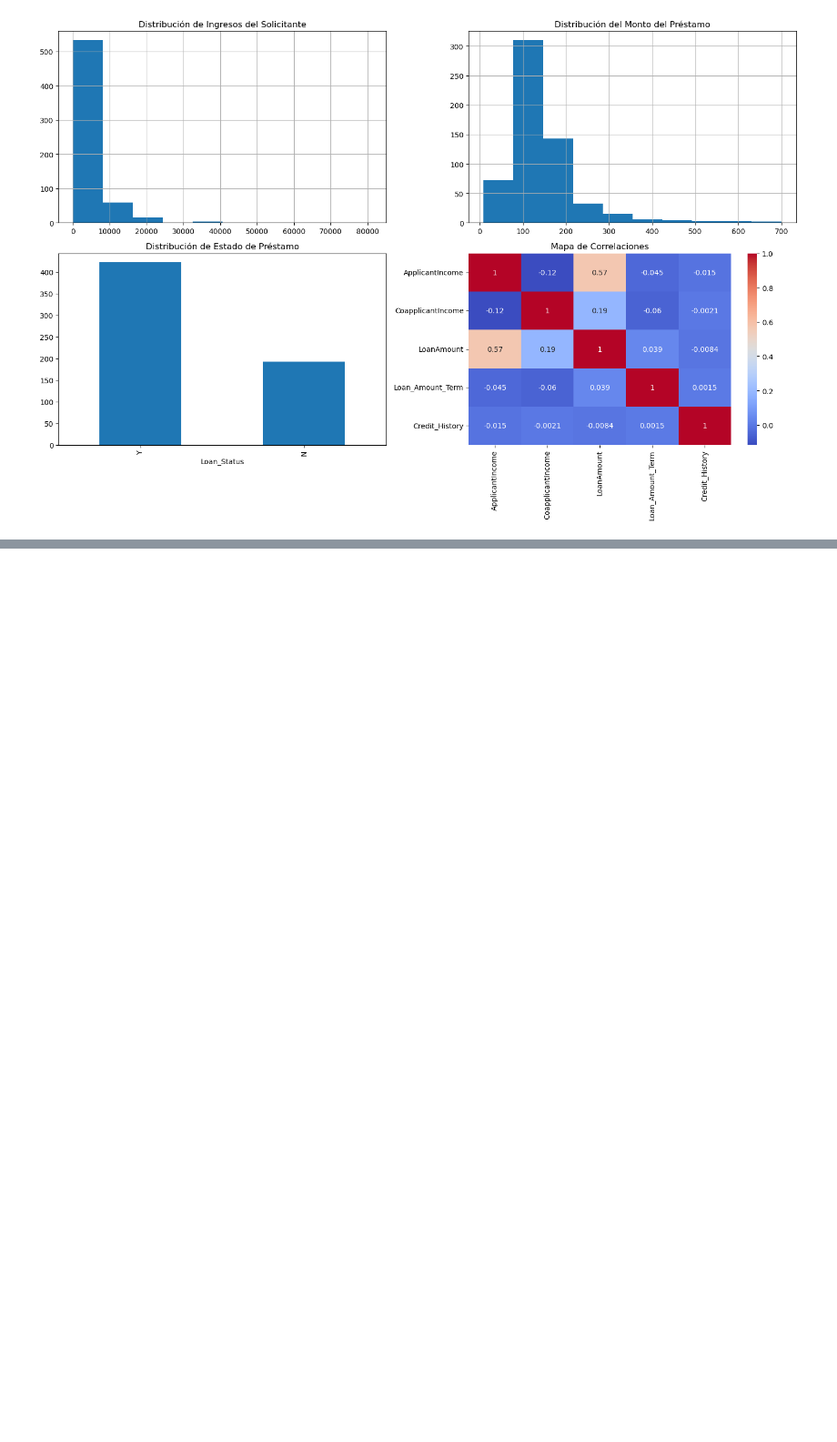
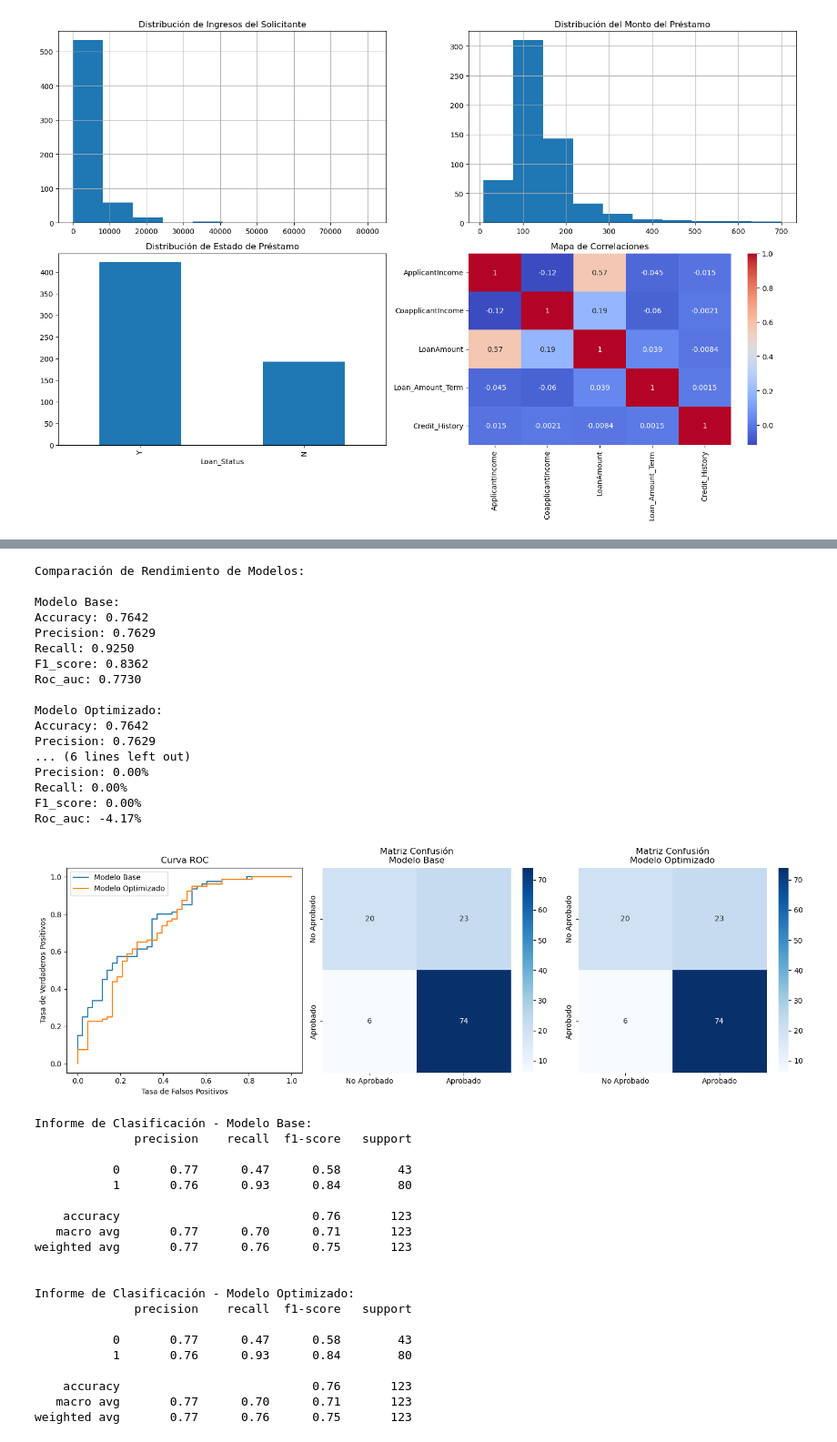
Before and after one commit to ivan11velazquez/codingdojo-cienciadatos-mitic, a Jupyter notebook: notebooks/tareas_core/machine_learning/clasificacion_lgbm.ipynb, the cells around one changed output, grey strips where cells are left out. Shown at 91% size. Saved outputs shown, nothing was run; the diff lists cells and outputs as text; code cells hidden in the pictures; blank space fills up the shorter version.

```diff
--- a/notebooks/tareas_core/machine_learning/clasificacion_lgbm.ipynb
+++ b/notebooks/tareas_core/machine_learning/clasificacion_lgbm.ipynb
@@ -135,29 +124,0 @@ X_train, X_test, y_train, y_test = train_test_split(X, y, test_size=0.2, random_
-# %%
-pipeline = Pipeline([
-    ('preprocessor', preprocessor),
-    ('classifier', lgb.LGBMClassifier(random_state=42))
-])
-
-# Parámetros para GridSearch
-param_grid = {
-    'classifier__n_estimators': [50, 100, 200],
-    'classifier__learning_rate': [0.01, 0.1, 0.3],
-    'classifier__max_depth': [3, 5, 7]
-}
-
-# GridSearchCV
-grid_search = GridSearchCV(pipeline, param_grid, cv=3, scoring='accuracy')
-grid_search.fit(X_train, y_train)
-
-# Mejores parámetros
-print("Mejores parámetros:", grid_search.best_params_)
-
-# Predicciones
-y_pred = grid_search.predict(X_test)
-
-# Métricas de evaluación
-print("\nMétricas de Rendimiento:")
-print(f"Accuracy: {accuracy_score(y_test, y_pred)}")
-print(f"Precision: {precision_score(y_test, y_pred)}")
-print(f"Recall: {recall_score(y_test, y_pred)}")
-print(f"F1-Score: {f1_score(y_test, y_pred)}")
@@ -195,0 +270,49 @@ And if memory is not enough, you can set `force_col_wise=true`.
+# %%
+comparar_modelos(resultados_base, resultados_optimizado)
+visualizar_comparacion(y_test, y_pred_base, y_pred_optimizado, y_pred_proba_base, y_pred_proba_optimizado)
+
+# Informe detallado de clasificación
+print("\nInforme de Clasificación - Modelo Base:")
+print(classification_report(y_test, y_pred_base))
+
+print("\nInforme de Clasificación - Modelo Optimizado:")
+print(classification_report(y_test, y_pred_optimizado))
+# %% [output]
+Comparación de Rendimiento de Modelos:
+
+Modelo Base:
+Accuracy: 0.7642
+Precision: 0.7629
+Recall: 0.9250
+F1_score: 0.8362
+Roc_auc: 0.7730
+
+Modelo Optimizado:
+Accuracy: 0.7642
+Precision: 0.7629
+... (6 lines left out)
+Precision: 0.00%
+Recall: 0.00%
+F1_score: 0.00%
+Roc_auc: -4.17%
+[figure, added]
+Informe de Clasificación - Modelo Base:
+              precision    recall  f1-score   support
+
+           0       0.77      0.47      0.58        43
+           1       0.76      0.93      0.84        80
+
+    accuracy                           0.76       123
+   macro avg       0.77      0.70      0.71       123
+weighted avg       0.77      0.76      0.75       123
+
+
+Informe de Clasificación - Modelo Optimizado:
+              precision    recall  f1-score   support
+
+           0       0.77      0.47      0.58        43
+           1       0.76      0.93      0.84        80
+
+    accuracy                           0.76       123
+   macro avg       0.77      0.70      0.71       123
+weighted avg       0.77      0.76      0.75       123
```
Also changed, not shown: parts of 6 cells of this notebook.
